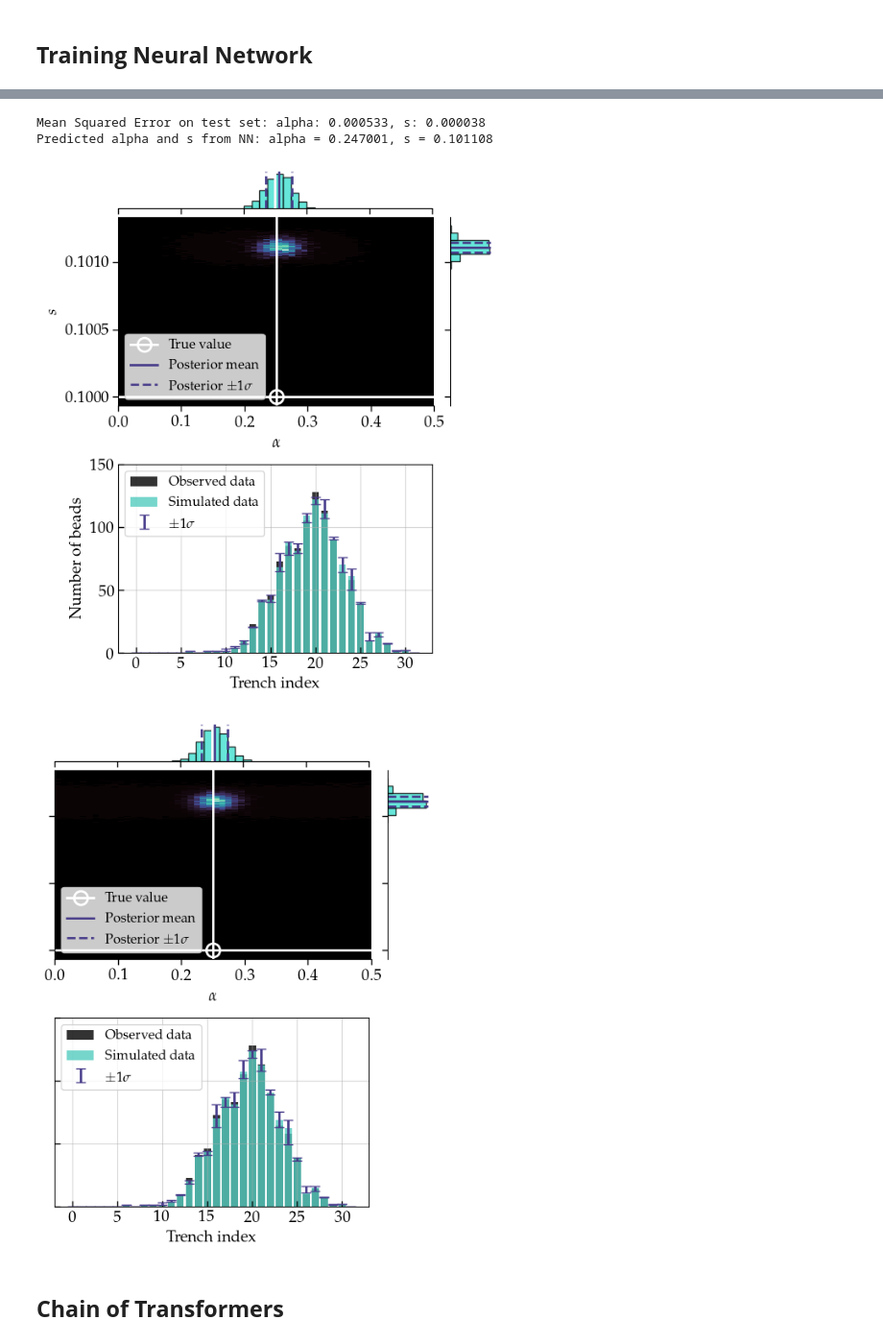
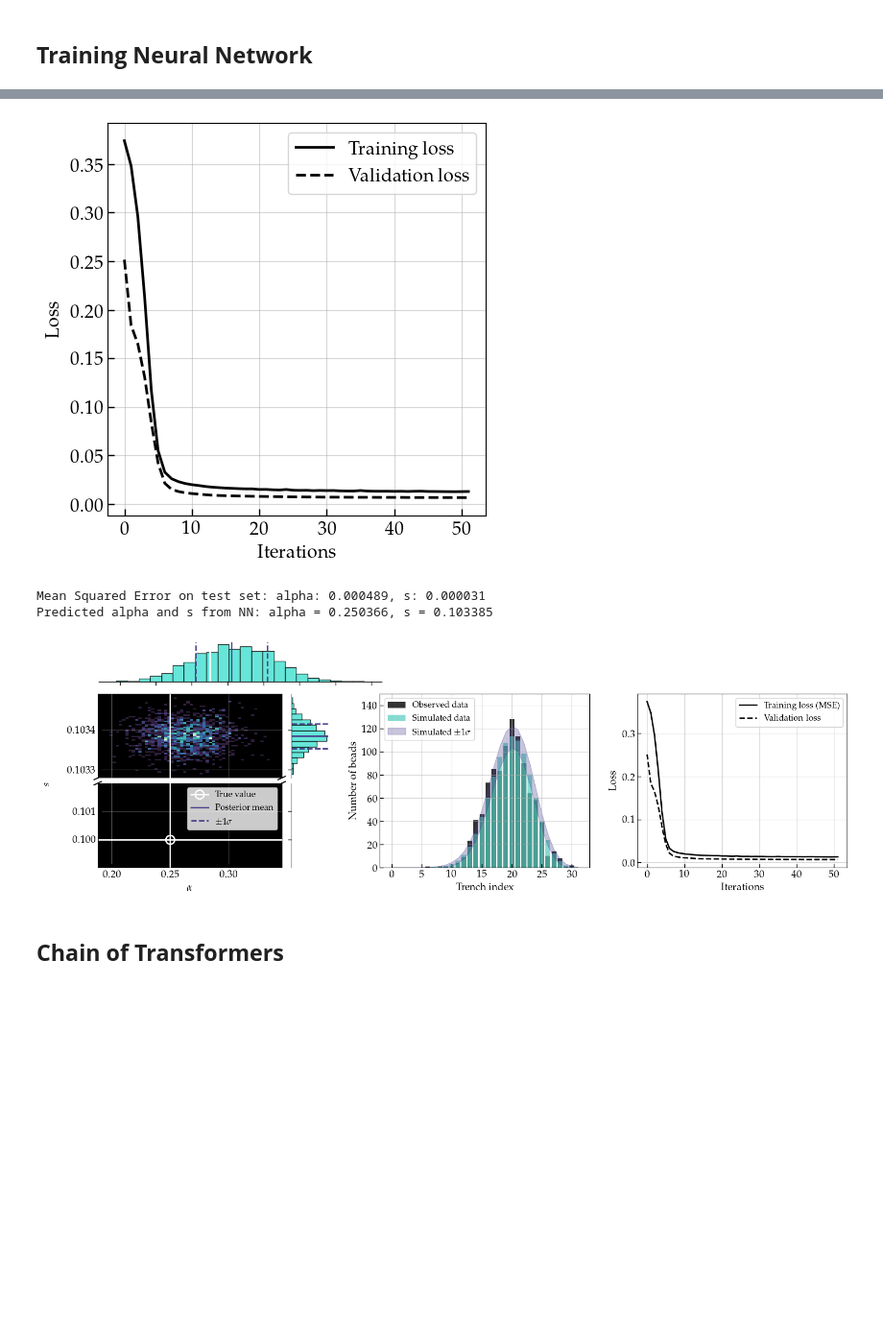
Before and after one commit to stommen/tif345_projects, a Jupyter notebook: project_3/project3_LBOS.ipynb, the cells around one changed output, grey strips where cells are left out. Shown at 96% size. Drawn from its saved outputs; the diff is of its cells as text; code cells hidden in the pictures; blank space fills up the shorter version.

```diff
--- a/project_3/project3_LBOS.ipynb
+++ b/project_3/project3_LBOS.ipynb
@@ -453,7 +528,7 @@ Y = np.array([alpha_train.ravel(), s_train.ravel()]).T
 Y_scaled = scaler_Y.fit_transform(Y)
 
 X_train, X_test, Y_train, Y_test = train_test_split(X_norm, Y_scaled, train_size=0.9, random_state=67)
-mlp = MLPRegressor(hidden_layer_sizes=(100,), activation='relu', solver='adam', max_iter=5000)
+mlp = MLPRegressor(hidden_layer_sizes=(100,), activation='relu', solver='adam', max_iter=200, early_stopping=True, validation_fraction=0.1, batch_size=256)
 
 mlp.fit(X_train, Y_train)
 # %% [output]
@@ -461,4 +536,8 @@ MLPRegressor(max_iter=5000)
 # %%
+
+training_loss = mlp.loss_curve_
+validation_scores = mlp.validation_scores_
+val_loss = [1 - score for score in validation_scores]
 
 # Evaluate the model
 Y_pred_scaled = mlp.predict(X_test)
@@ -473,7 +552,8 @@ sample = mlp.predict(y_obs_norm.reshape(1, -1))
 alpha_pred, s_pred = scaler_Y.inverse_transform(sample)[0]
 print(f'Predicted alpha and s from NN: alpha = {alpha_pred:.6f}, s = {s_pred:.6f} ')
 # %% [output]
+[figure, added]
-Mean Squared Error on test set: alpha: 0.000533, s: 0.000038
-Predicted alpha and s from NN: alpha = 0.247001, s = 0.101108
+Mean Squared Error on test set: alpha: 0.000489, s: 0.000031
+Predicted alpha and s from NN: alpha = 0.250366, s = 0.103385
 # %%
 
@@ -481,39 +561,32 @@ results_NN_1 = ABC(y_obs, its, summary_choice='mean', h='cal', h_quantile=0.01,
 results_NN_2 = ABC(y_obs, its, summary_choice='all', h='cal', h_quantile=0.01, cal_its=1000, s_pred=s_pred, s_error=s_err)
 # %%
 
-res_1 = get_ABC_results(results_NN_1, its)
-weights, s_samples, alpha_samples, alpha_mean, alpha_std, s_mean, s_std, sim_std_minus, sim_std_plus, sim_std_minus_avg, sim_std_plus_avg, ABC_its = res_1.iloc[0]
-fig, ax = joint_plotter(s_samples, alpha_samples, s_mean, s_std, alpha_mean, alpha_std, weights, 'mako', 'white', 'darkslateblue')
-ax.set_facecolor('black')
+res_2 = get_ABC_results(results_NN_2, its)
+accepted_samples, weights, s_samples, alpha_samples, alpha_mean, alpha_std, s_mean, s_std, y_i, sim_std, sim_std_avg, ABC_its = res_2.iloc[0]
+fig, ax = joint_plotter(s_samples, alpha_samples, s_mean, s_std, alpha_mean, alpha_std, weights, 'mako', 'white', 'darkslateblue', [22, 14], figsize=(7, 5), broken=True)
+ax[0].set_facecolor('black')
+ax[1].set_facecolor('black')
 
-true_counts = vec_dalton_simulator(n_rows, n_cols, n_beads, 0.25, 0.1, disable=True, seed=19)
-simulated_counts = vec_dalton_simulator(n_rows, n_cols, n_beads, alpha_mean, s_mean, disable=True, seed=19)
+y_i_NN = np.array(results_NN_2['y_i'])
+simulated_counts = np.mean(y_i_NN, axis=0)
 
-ax_bar = fig.add_axes([0.125, -0.9, 0.77, 0.77])
-ax_bar = dist_data_plotter(ax_bar, true_counts, simulated_counts, sim_std_minus, sim_std_plus, 32)
+ax_bar = fig.add_axes([0.89, 0.21, 0.57, 0.66])
+ax_bar = dist_data_plotter(ax_bar, true_counts, simulated_counts, sim_std, 32)
 ax_bar.set_ylim(0, 150)
-# fig.savefig('figs/dalton_ABC_NN_summary_comparison_left.pdf', bbox_inches='tight')
-
-res_2 = get_ABC_results(results_NN_2, its)
-weights, s_samples, alpha_samples, alpha_mean, alpha_std, s_mean, s_std, sim_std_minus, sim_std_plus, sim_std_minus_avg, sim_std_plus_avg, ABC_its = res_2.iloc[0]
-fig, ax = joint_plotter(s_samples, alpha_samples, s_mean, s_std, alpha_mean, alpha_std, weights, 'mako', 'white', 'darkslateblue')
-ax.set_facecolor('black')
-ax.set_ylabel('')
-ax.set_yticklabels([])
-
-simulated_counts = vec_dalton_simulator(n_rows, n_cols, n_beads, alpha_mean, s_mean, disable=True, seed=19)
-
-ax_bar = fig.add_axes([0.125, -0.9, 0.77, 0.77])
-ax_bar = dist_data_plotter(ax_bar, true_counts, simulated_counts, sim_std_minus, sim_std_plus, 32)
-ax_bar.set_ylim(0, 150)
-ax_bar.set_ylabel('')
-ax_bar.set_yticklabels([])
 # fig.savefig('figs/dalton_ABC_NN_summary_comparison_right.pdf', bbox_inches='tight')
 
+ax_loss = fig.add_axes([1.59, 0.21, 0.57, 0.66])
+ax_loss.plot(val_loss, linewidth=2, color='k')
+ax_loss.plot(training_loss, linewidth=2, color='k', linestyle='--')
+ax_loss.legend(['Training loss (MSE)', 'Validation loss'], fontsize=12)
+ax_loss.set_xlabel('Iterations')
+ax_loss.set_ylabel('Loss')
+ax_loss.grid(True, linestyle='-', alpha=0.5)
+
+# plt.savefig('figs/dalton_ABC_NN_summary_comparison_combined.pdf', bbox_inches='tight')
 plt.show()
 # %% [output]
-[figure, old version]
+[figure, new version]
-[figure, removed]
 # %% [markdown]
 ## **Chain of Transformers**
 # %%
```
Also changed, not shown: parts of 9 cells of this notebook, 10 other files.
